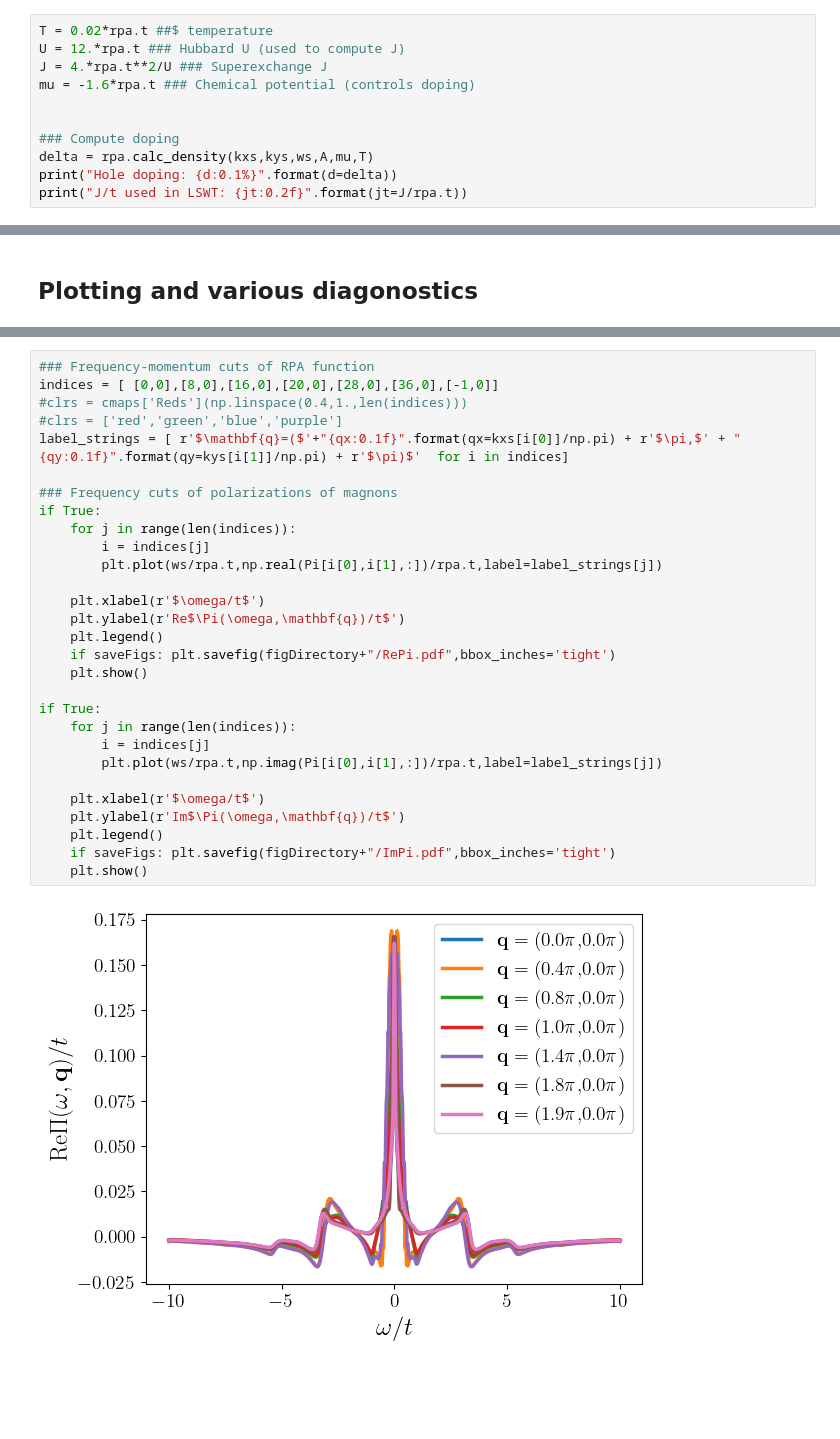
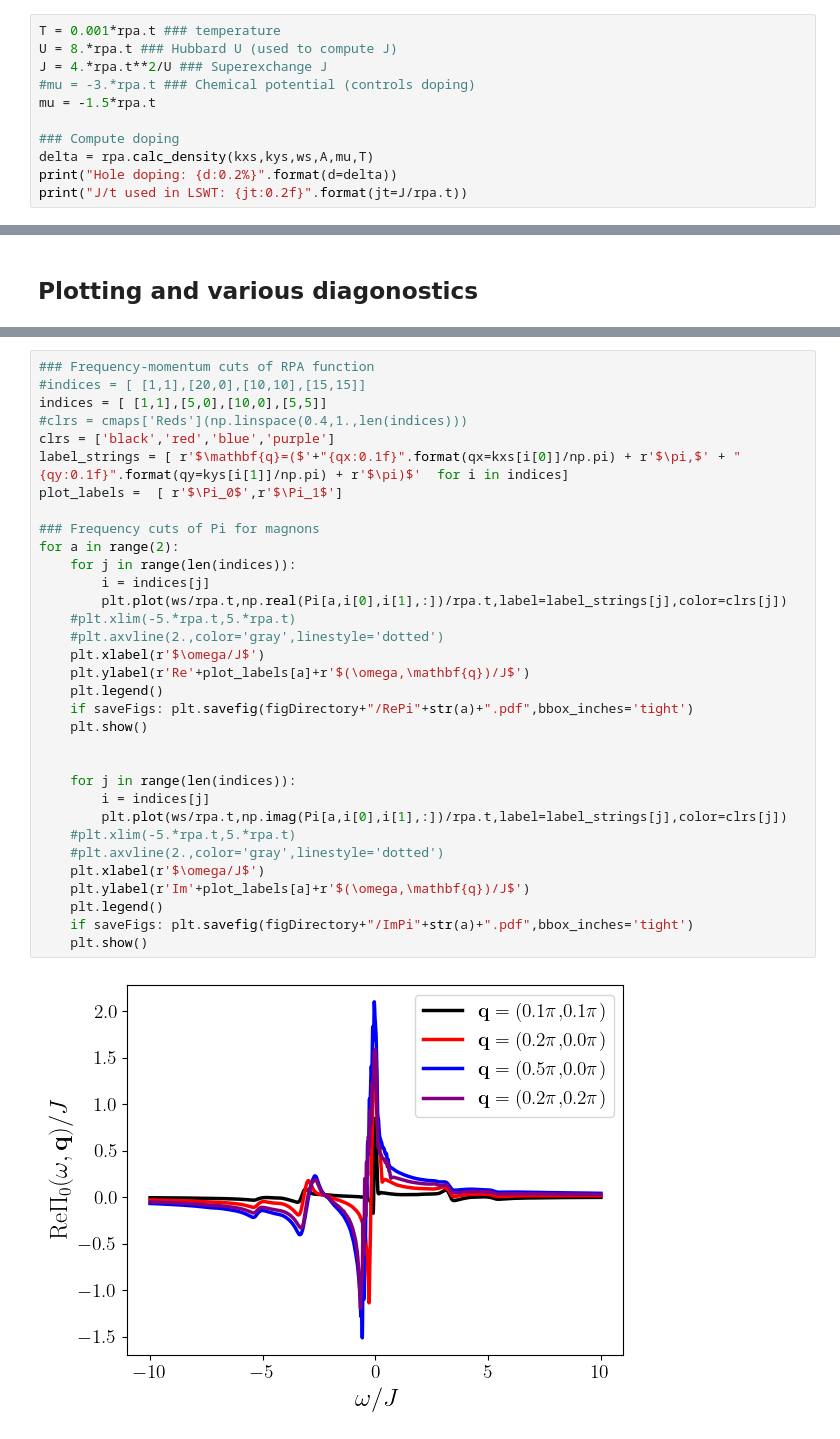
Before and after one commit to j-curtis/holes_and_magnons, a Jupyter notebook: Magnon_RPA_plots.ipynb, the cells around one changed output, grey strips where cells are left out. Cells and saved outputs as stored; diff of their text form; blank space fills up the shorter version.

```diff
--- a/Magnon_RPA_plots.ipynb
+++ b/Magnon_RPA_plots.ipynb
@@ -54,14 +63,14 @@ plt.show()
 # %% [markdown]
 ## Set parameters and computing doping
 # %%
-T = 0.02*rpa.t ##$ temperature
-U = 12.*rpa.t ### Hubbard U (used to compute J)
+T = 0.001*rpa.t ### temperature
+U = 8.*rpa.t ### Hubbard U (used to compute J)
 J = 4.*rpa.t**2/U ### Superexchange J
-mu = -1.6*rpa.t ### Chemical potential (controls doping)
-
+#mu = -3.*rpa.t ### Chemical potential (controls doping)
+mu = -1.5*rpa.t
 
 ### Compute doping
 delta = rpa.calc_density(kxs,kys,ws,A,mu,T)
-print("Hole doping: {d:0.1%}".format(d=delta))
+print("Hole doping: {d:0.2%}".format(d=delta))
 print("J/t used in LSWT: {jt:0.2f}".format(jt=J/rpa.t))
 # %% [output]
@@ -135,31 +132,35 @@ plt.show()
 # %%
 ### Frequency-momentum cuts of RPA function
-indices = [ [0,0],[8,0],[16,0],[20,0],[28,0],[36,0],[-1,0]]
+#indices = [ [1,1],[20,0],[10,10],[15,15]]
+indices = [ [1,1],[5,0],[10,0],[5,5]]
 #clrs = cmaps['Reds'](np.linspace(0.4,1.,len(indices)))
-#clrs = ['red','green','blue','purple']
+clrs = ['black','red','blue','purple']
 label_strings = [ r'$\mathbf{q}=($'+"{qx:0.1f}".format(qx=kxs[i[0]]/np.pi) + r'$\pi,$' + "{qy:0.1f}".format(qy=kys[i[1]]/np.pi) + r'$\pi)$'  for i in indices]
+plot_labels =  [ r'$\Pi_0$',r'$\Pi_1$']
 
-### Frequency cuts of polarizations of magnons
-if True:
+### Frequency cuts of Pi for magnons
+for a in range(2):
     for j in range(len(indices)):
         i = indices[j]
-        plt.plot(ws/rpa.t,np.real(Pi[i[0],i[1],:])/rpa.t,label=label_strings[j])
-
-    plt.xlabel(r'$\omega/t$')
-    plt.ylabel(r'Re$\Pi(\omega,\mathbf{q})/t$')
+        plt.plot(ws/rpa.t,np.real(Pi[a,i[0],i[1],:])/rpa.t,label=label_strings[j],color=clrs[j])
+    #plt.xlim(-5.*rpa.t,5.*rpa.t)
+    #plt.axvline(2.,color='gray',linestyle='dotted')
+    plt.xlabel(r'$\omega/J$')
+    plt.ylabel(r'Re'+plot_labels[a]+r'$(\omega,\mathbf{q})/J$')
     plt.legend()
-    if saveFigs: plt.savefig(figDirectory+"/RePi.pdf",bbox_inches='tight')
+    if saveFigs: plt.savefig(figDirectory+"/RePi"+str(a)+".pdf",bbox_inches='tight')
     plt.show()
 
-if True:
+
     for j in range(len(indices)):
         i = indices[j]
-        plt.plot(ws/rpa.t,np.imag(Pi[i[0],i[1],:])/rpa.t,label=label_strings[j])
-
-    plt.xlabel(r'$\omega/t$')
-    plt.ylabel(r'Im$\Pi(\omega,\mathbf{q})/t$')
+        plt.plot(ws/rpa.t,np.imag(Pi[a,i[0],i[1],:])/rpa.t,label=label_strings[j],color=clrs[j])
+    #plt.xlim(-5.*rpa.t,5.*rpa.t)
+    #plt.axvline(2.,color='gray',linestyle='dotted')
+    plt.xlabel(r'$\omega/J$')
+    plt.ylabel(r'Im'+plot_labels[a]+r'$(\omega,\mathbf{q})/J$')
     plt.legend()
-    if saveFigs: plt.savefig(figDirectory+"/ImPi.pdf",bbox_inches='tight')
+    if saveFigs: plt.savefig(figDirectory+"/ImPi"+str(a)+".pdf",bbox_inches='tight')
     plt.show()
 # %% [output]
-[figure, old version]
+[figure, new version]
```
Also changed, not shown: parts of 11 cells of this notebook, 2 other files.
